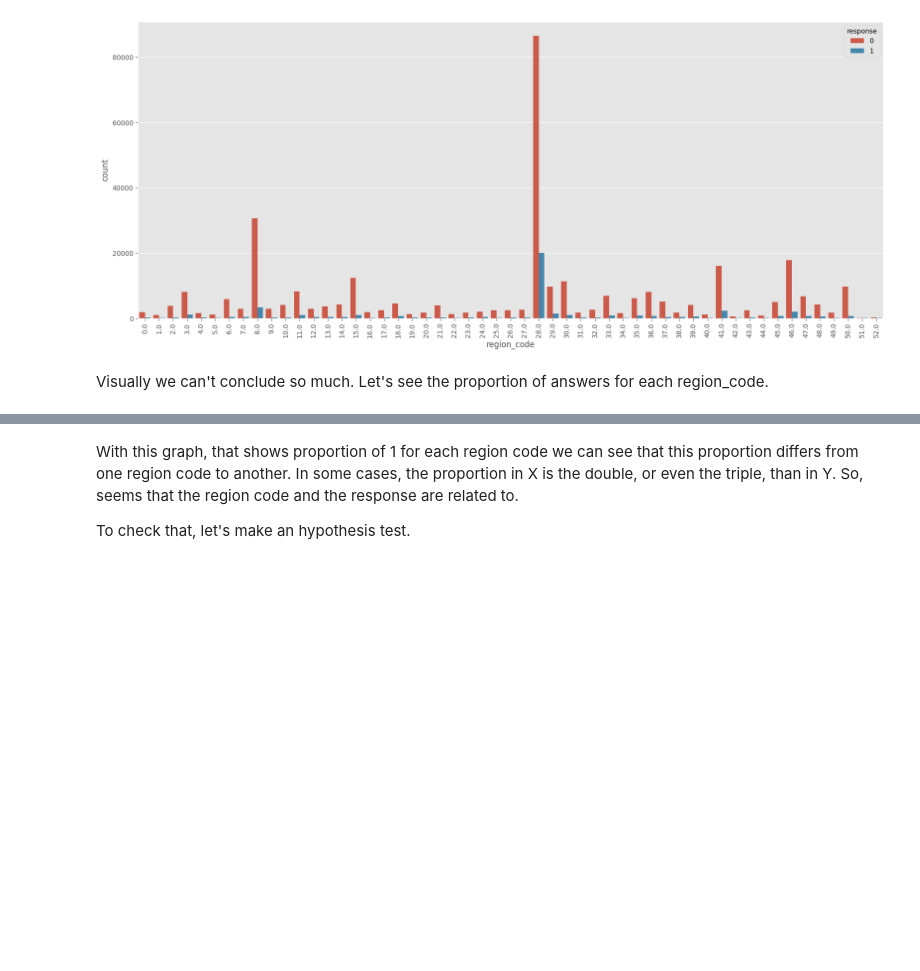
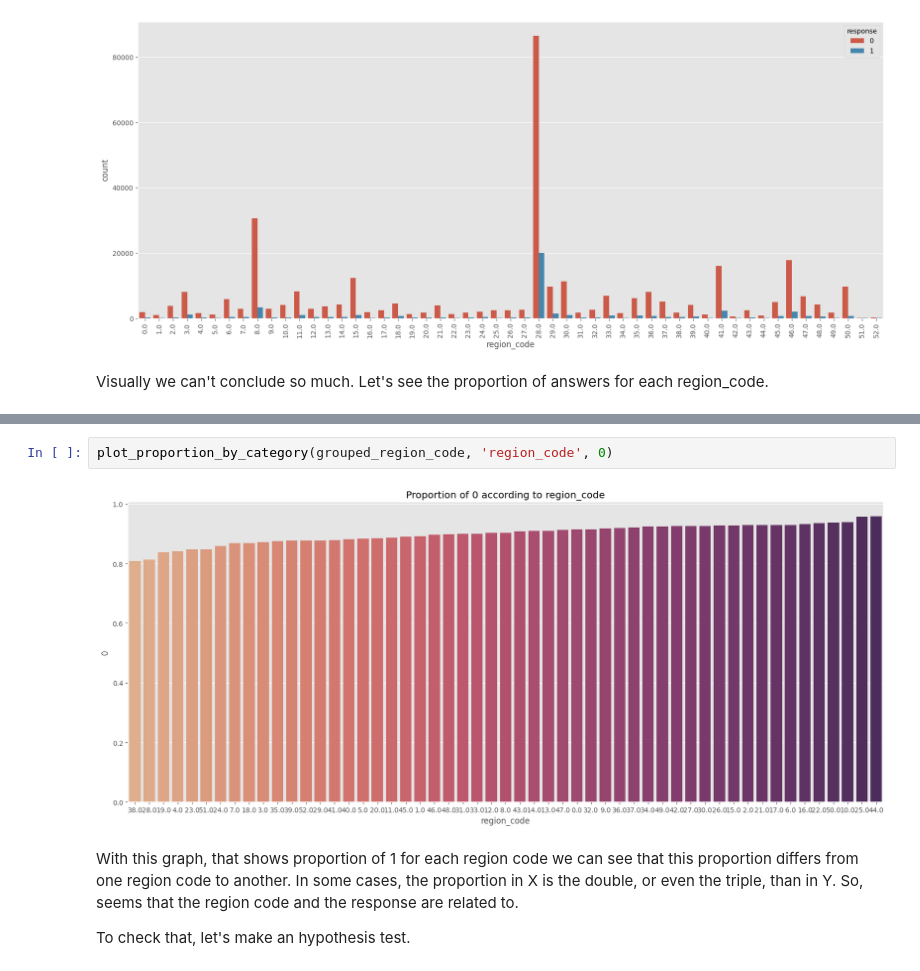
Before and after one commit to AllanCasado/health-insurance-cross-sell, a Jupyter notebook: notebooks/health_insurance_cross_sell.ipynb, the cells around one changed output, grey strips where cells are left out. Cells and saved outputs as stored; diff of their text form; blank space fills up the shorter version.

```diff
--- a/notebooks/health_insurance_cross_sell.ipynb
+++ b/notebooks/health_insurance_cross_sell.ipynb
@@ -634,3 +643,7 @@ plt.show()
+# %%
+plot_proportion_by_category(grouped_region_code, 'region_code', 0)
+# %% [output]
+[figure, added]
 # %% [markdown]
 With this graph, that shows proportion of 1 for each region code we can see that this proportion differs from one region code to another. In some cases, the proportion in X is the double, or even the triple, than in Y. So, seems that the region code and the response are related to.
 
```
Also changed, not shown: parts of 17 cells of this notebook.
